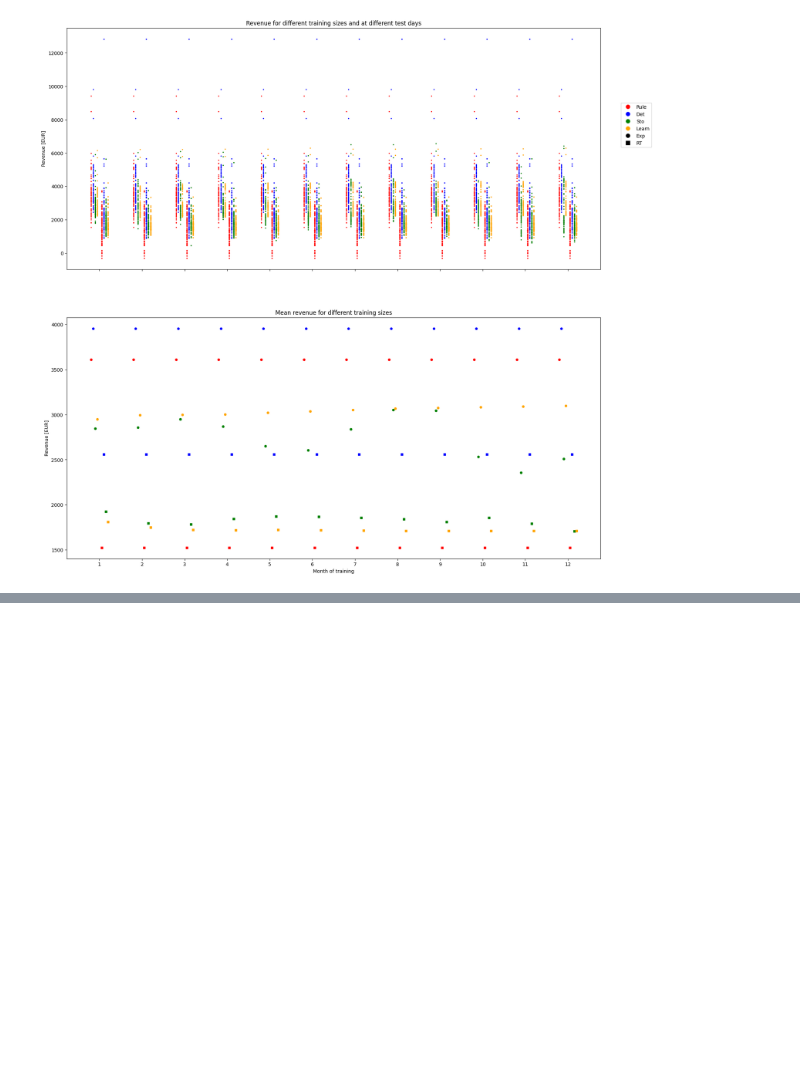
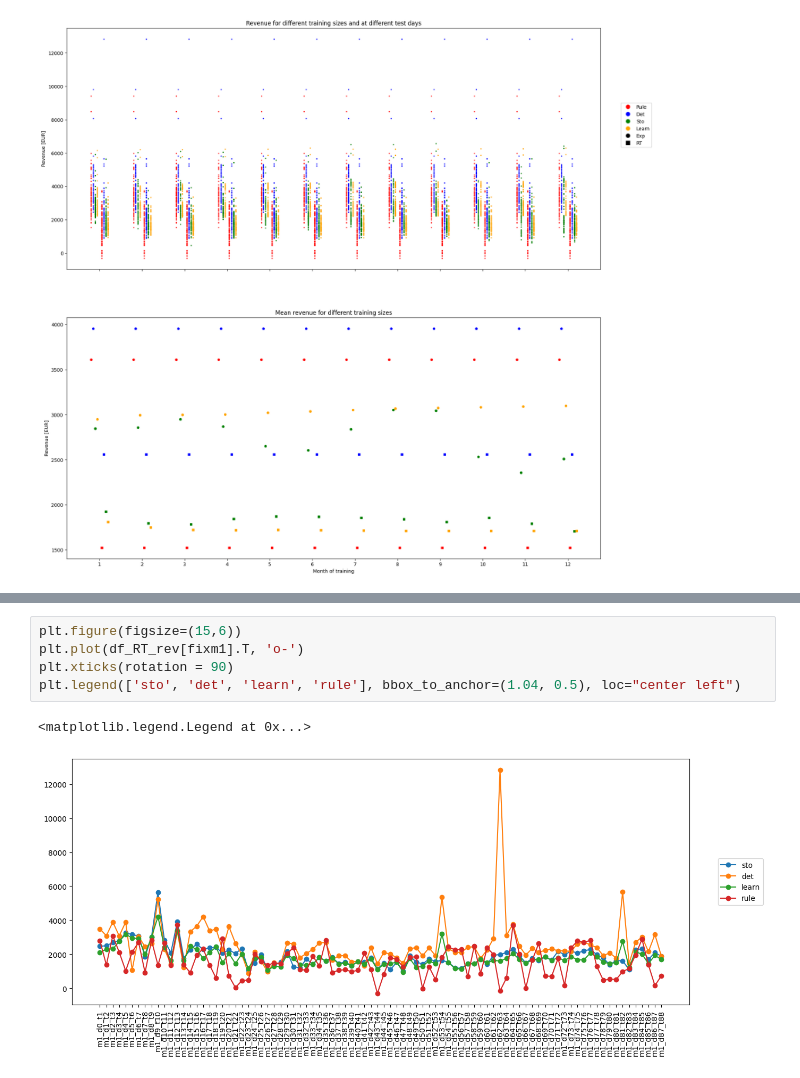
Before and after one commit to junesooshin/lightenup, a Jupyter notebook: Model and Result Examination/Model Comparison.ipynb, the cells around one changed output, grey strips where cells are left out. Saved outputs shown, nothing was run; the diff lists cells and outputs as text; blank space fills up the shorter version.

```diff
--- a/Model and Result Examination/Model Comparison.ipynb
+++ b/Model and Result Examination/Model Comparison.ipynb
@@ -22,0 +73,8 @@ plot_Revenue_Test(Array)
+# %%
+plt.figure(figsize=(15,6))
+plt.plot(df_RT_rev[fixm1].T, 'o-')
+plt.xticks(rotation = 90)
+plt.legend(['sto', 'det', 'learn', 'rule'], bbox_to_anchor=(1.04, 0.5), loc="center left")
+# %% [output]
+<matplotlib.legend.Legend at 0x...>
+[figure, added]
```
Also changed, not shown: parts of 33 cells of this notebook, 7 other files.
